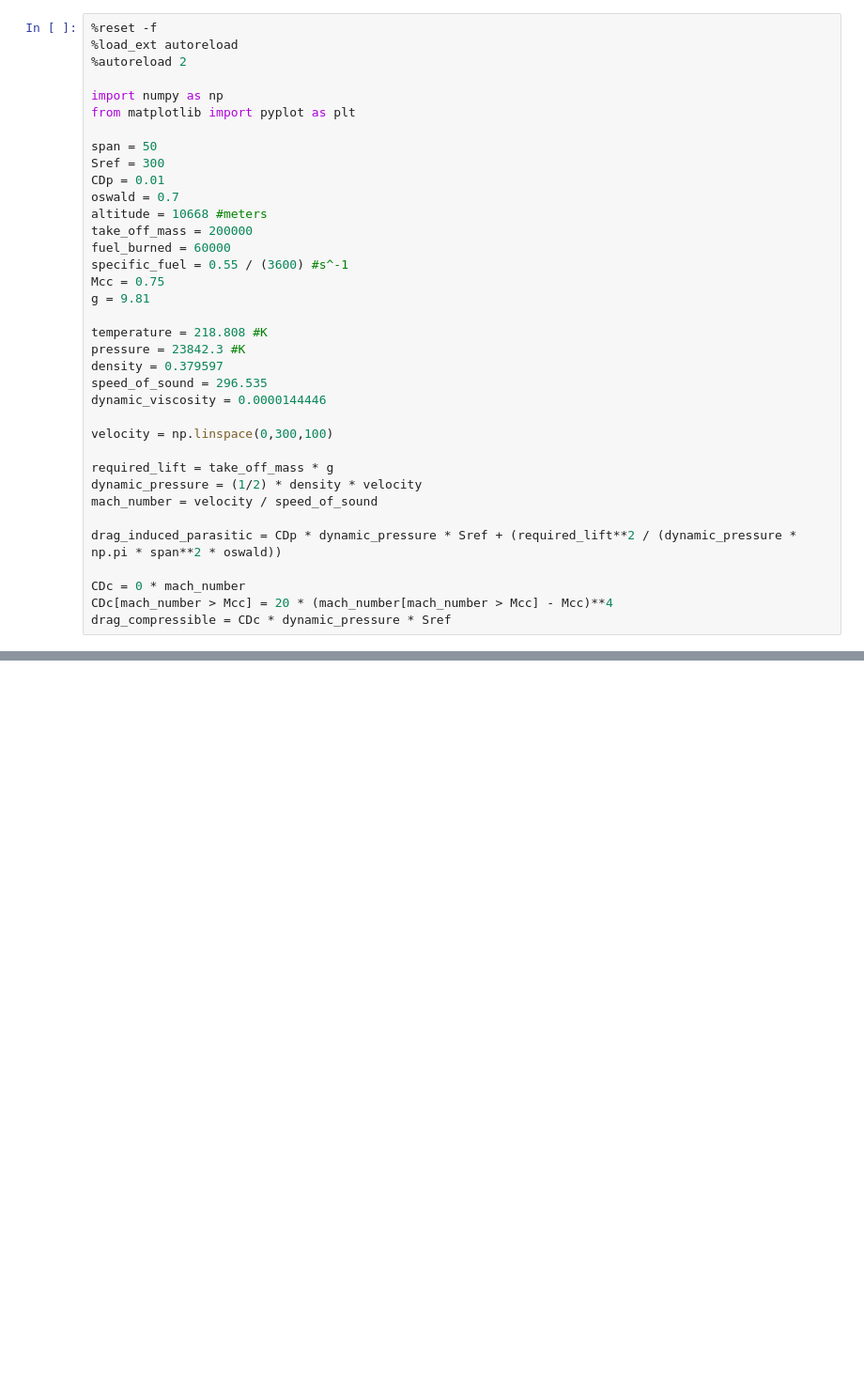
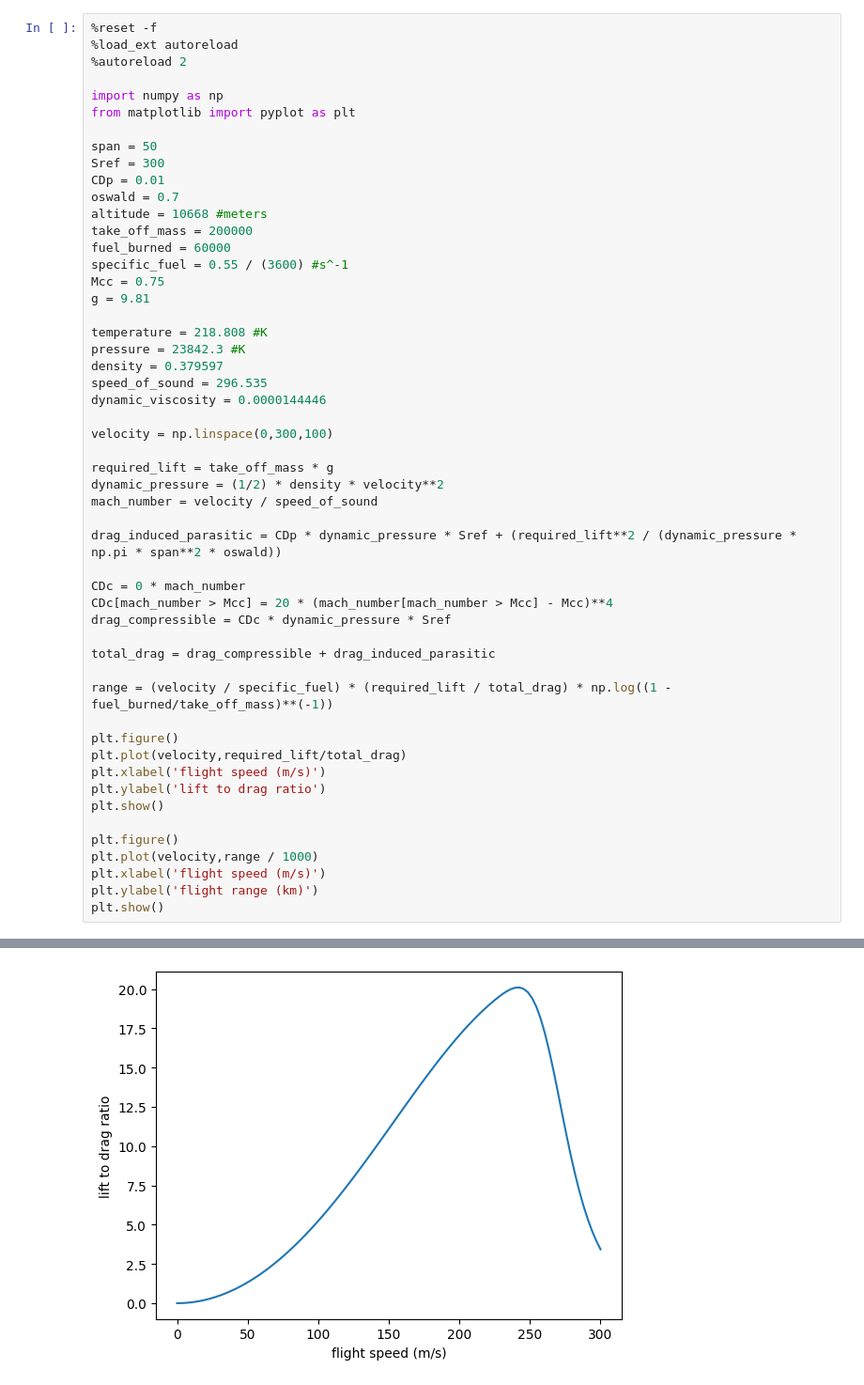
Before and after one commit to josep233/JoeHomework, a Jupyter notebook: ME415/hw7/hw7_p1.ipynb, the cells around one changed output, grey strips where cells are left out. Shown: that part at 94% size. Cells and saved outputs as stored; diff of their text form; blank space fills up the shorter version.

```diff
--- a/ME415/hw7/hw7_p1.ipynb
+++ b/ME415/hw7/hw7_p1.ipynb
@@ -9,31 +9,48 @@ from matplotlib import pyplot as plt
 span = 50
 Sref = 300
 CDp = 0.01
 oswald = 0.7
 altitude = 10668 #meters
 take_off_mass = 200000
 fuel_burned = 60000
 specific_fuel = 0.55 / (3600) #s^-1
 Mcc = 0.75
 g = 9.81
 
 temperature = 218.808 #K
 pressure = 23842.3 #K
 density = 0.379597
 speed_of_sound = 296.535
 dynamic_viscosity = 0.0000144446
 
 velocity = np.linspace(0,300,100)
 
 required_lift = take_off_mass * g
-dynamic_pressure = (1/2) * density * velocity
+dynamic_pressure = (1/2) * density * velocity**2
 mach_number = velocity / speed_of_sound
 
 drag_induced_parasitic = CDp * dynamic_pressure * Sref + (required_lift**2 / (dynamic_pressure * np.pi * span**2 * oswald))
 
 CDc = 0 * mach_number
 CDc[mach_number > Mcc] = 20 * (mach_number[mach_number > Mcc] - Mcc)**4
 drag_compressible = CDc * dynamic_pressure * Sref
+
+total_drag = drag_compressible + drag_induced_parasitic
+
+range = (velocity / specific_fuel) * (required_lift / total_drag) * np.log((1 - fuel_burned/take_off_mass)**(-1))
+
+plt.figure()
+plt.plot(velocity,required_lift/total_drag)
+plt.xlabel('flight speed (m/s)')
+plt.ylabel('lift to drag ratio')
+plt.show()
+
+plt.figure()
+plt.plot(velocity,range / 1000)
+plt.xlabel('flight speed (m/s)')
+plt.ylabel('flight range (km)')
+plt.show()
 # %% [output]
 The autoreload extension is already loaded. To reload it, use:
   %reload_ext autoreload
+[figure, added]
```
Also changed, not shown: parts of 1 cell of this notebook.
